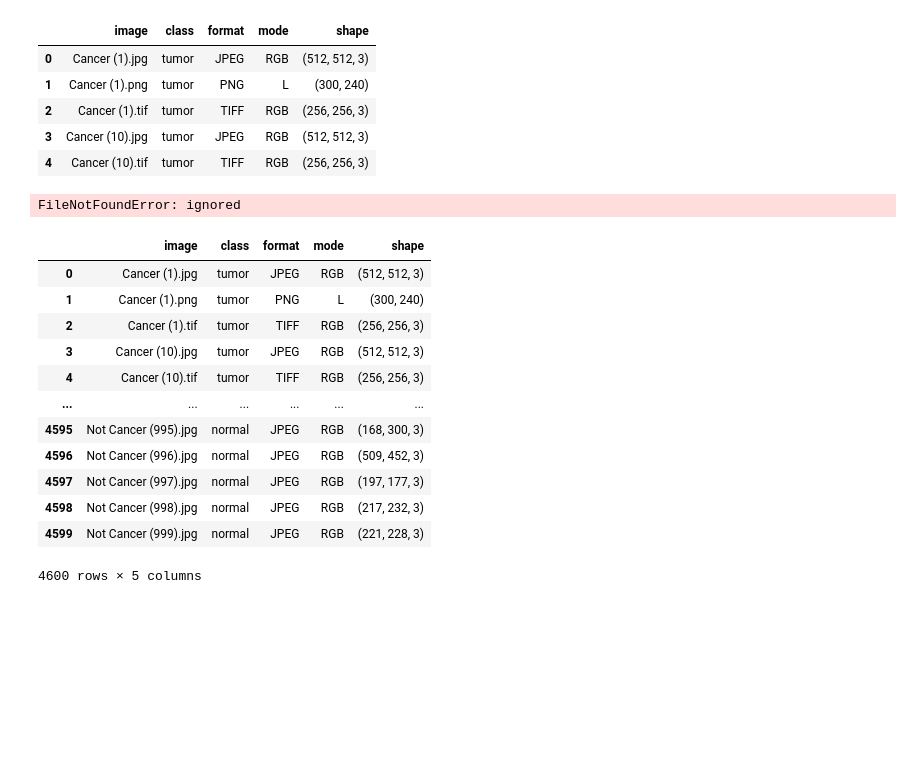
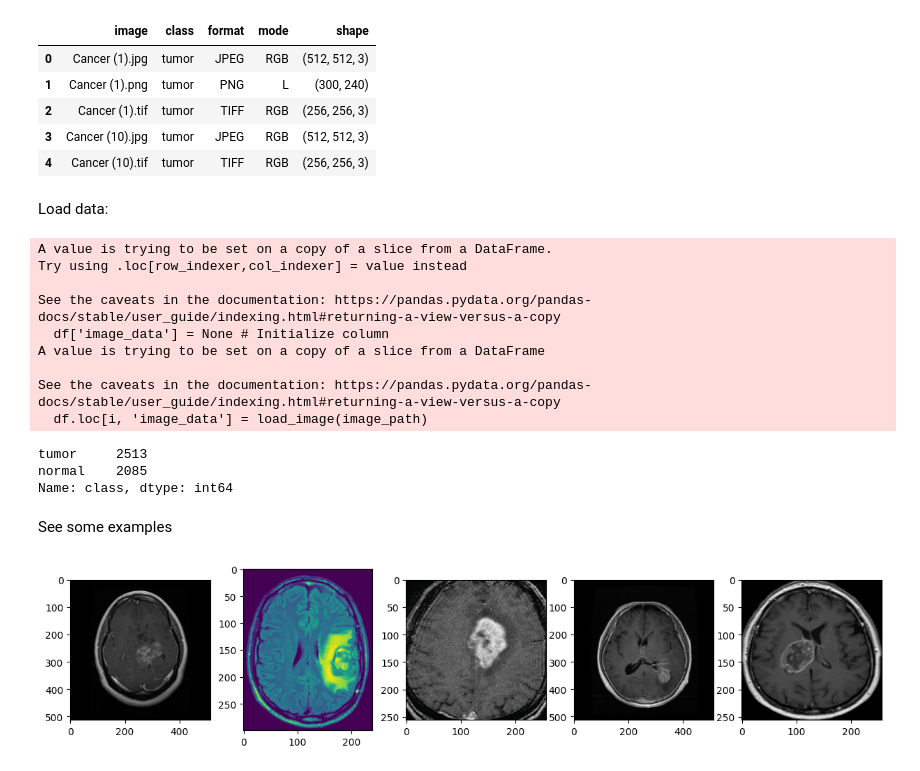
Before and after one commit to giorgiodemarchi/Brain-Tumor-Detection-CNN-vs-ViT, a Jupyter notebook: EDA.ipynb, the cells around one changed output. Drawn from its saved outputs; the diff is of its cells as text; code cells hidden in the pictures; blank space fills up the shorter version.

```diff
--- a/EDA.ipynb
+++ b/EDA.ipynb
@@ -34,29 +31,52 @@ def load_image(image_path):
+# %% [markdown]
+Load data:
 # %%
+def load_image(image_path):
+    with Image.open(image_path) as img:
+        return img.copy()
+
+df = df.iloc[:-1]  # Drop last row
+
+df['image_data'] = None # Initialize column
+
+# Read image data
 for i, row in df.iterrows():
   label = row['class']
   path = row['image']
 
   if label == 'tumor':
-      image_path = "Brain-Tumor-Detection-CNN-vs-ViT/Brain Tumor Data Set/Brain Tumor/" + path
+      image_path = "Brain-Tumor-Detection-CNN-vs-ViT/Brain Tumor Data Set//Brain Tumor Data Set/Brain Tumor/" + path
   else:
-      image_path = "Brain-Tumor-Detection-CNN-vs-ViT/Brain Tumor Data Set/Healthy/" + path
+      image_path = "Brain-Tumor-Detection-CNN-vs-ViT/Brain Tumor Data Set//Brain Tumor Data Set/Healthy/" + path
 
   df.loc[i, 'image_data'] = load_image(image_path)
 # %% [output]
-FileNotFoundError: ignored
+A value is trying to be set on a copy of a slice from a DataFrame.
+Try using .loc[row_indexer,col_indexer] = value instead
+
+See the caveats in the documentation: https://pandas.pydata.org/pandas-docs/stable/user_guide/indexing.html#returning-a-view-versus-a-copy
+  df['image_data'] = None # Initialize column
+A value is trying to be set on a copy of a slice from a DataFrame
+
+See the caveats in the documentation: https://pandas.pydata.org/pandas-docs/stable/user_guide/indexing.html#returning-a-view-versus-a-copy
+  df.loc[i, 'image_data'] = load_image(image_path)
 # %%
-df
+df['class'].value_counts()
 # %% [output]
-|  | image | class | format | mode | shape |
-| 0 | Cancer (1).jpg | tumor | JPEG | RGB | (512, 512, 3) |
-| 1 | Cancer (1).png | tumor | PNG | L | (300, 240) |
-| 2 | Cancer (1).tif | tumor | TIFF | RGB | (256, 256, 3) |
-| 3 | Cancer (10).jpg | tumor | JPEG | RGB | (512, 512, 3) |
-| 4 | Cancer (10).tif | tumor | TIFF | RGB | (256, 256, 3) |
-| ... | ... | ... | ... | ... | ... |
-| 4595 | Not Cancer (995).jpg | normal | JPEG | RGB | (168, 300, 3) |
-| 4596 | Not Cancer (996).jpg | normal | JPEG | RGB | (509, 452, 3) |
-| 4597 | Not Cancer (997).jpg | normal | JPEG | RGB | (197, 177, 3) |
-| 4598 | Not Cancer (998).jpg | normal | JPEG | RGB | (217, 232, 3) |
-| 4599 | Not Cancer (999).jpg | normal | JPEG | RGB | (221, 228, 3) |
-4600 rows × 5 columns
+tumor     2513
+normal    2085
+Name: class, dtype: int64
+# %% [markdown]
+See some examples
+# %%
+# Tumor examples
+
+fig, ax = plt.subplots(1,5, figsize=(15,3))
+
+for i in range(5):  # Loop through the first five entries
+  img = df[df['class']=='tumor'].loc[i, 'image_data']  # Get the image object
+  ax[i].imshow(img)
+
+plt.show()
+# %% [output]
+[figure, added]
```
Also changed, not shown: parts of 3 cells of this notebook.
